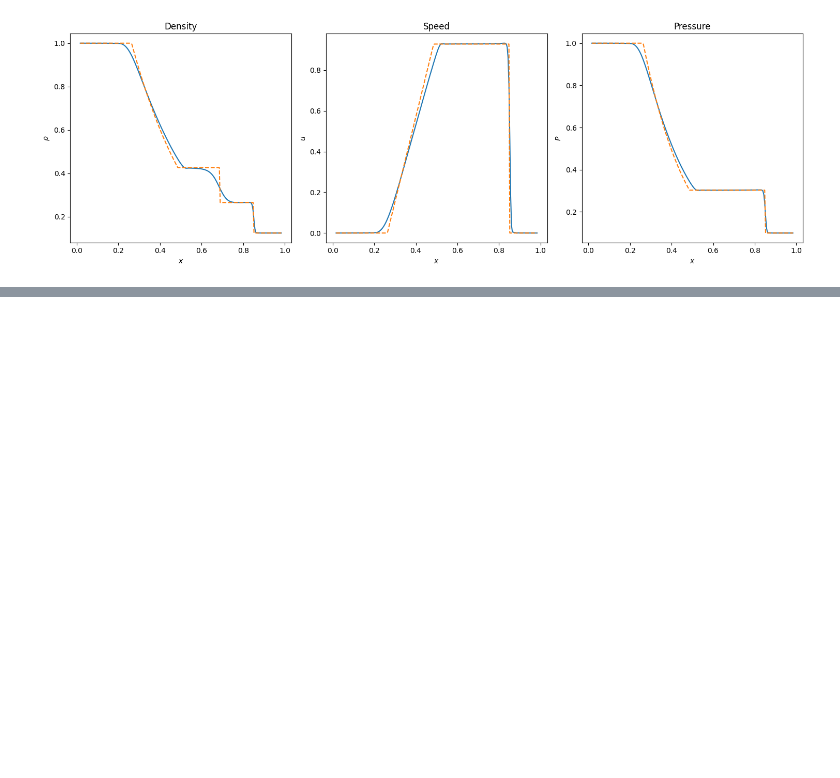
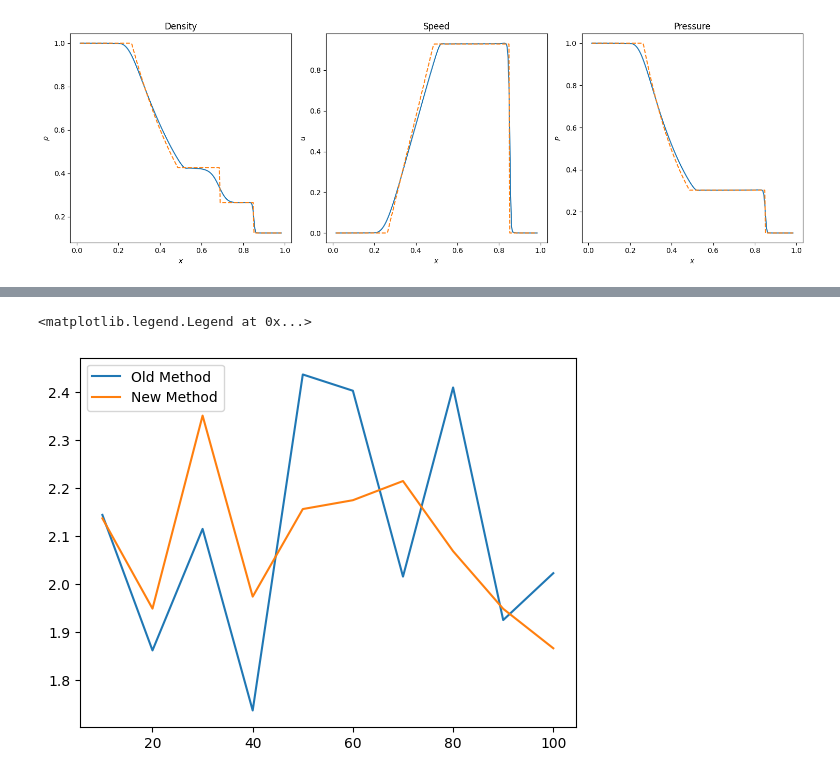
Before and after one commit to yttcari/1d_AMR, a Jupyter notebook: 03_1DAMR_solver.ipynb, the cells around one changed output, grey strips where cells are left out. Cells and saved outputs as stored; diff of their text form; code cells hidden in the pictures; blank space fills up the shorter version.

```diff
--- a/03_1DAMR_solver.ipynb
+++ b/03_1DAMR_solver.ipynb
@@ -91,0 +177,7 @@ viz.animate(grid2_history, 'plot/test3.gif')
+# %%
+plt.plot(N_history, old_time, label='Old Method')
+plt.plot(N_history, new_time, label='New Method')
+plt.legend()
+# %% [output]
+<matplotlib.legend.Legend at 0x...>
+[figure, added]
```
Also changed, not shown: parts of 8 cells of this notebook, 4 other files.
